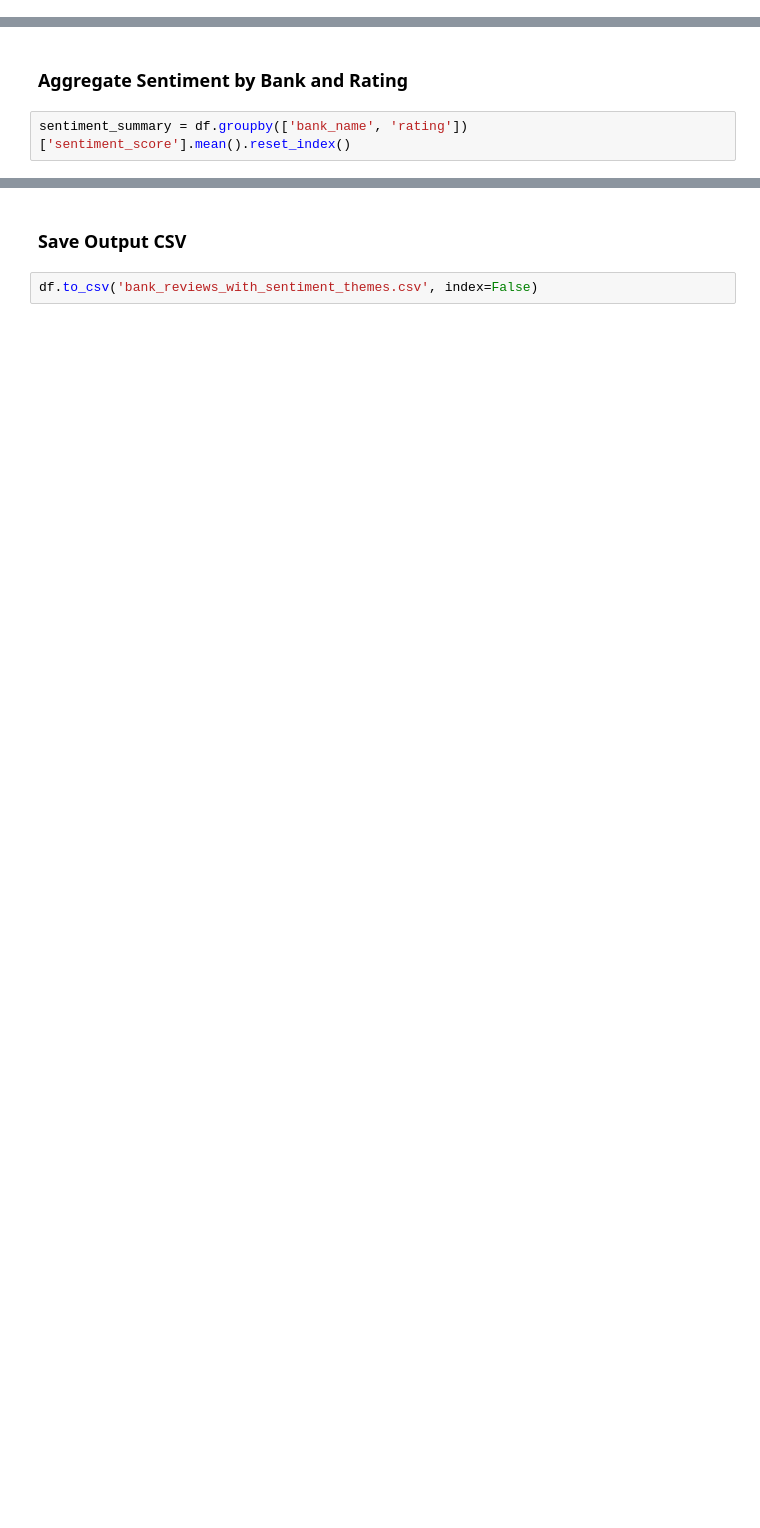
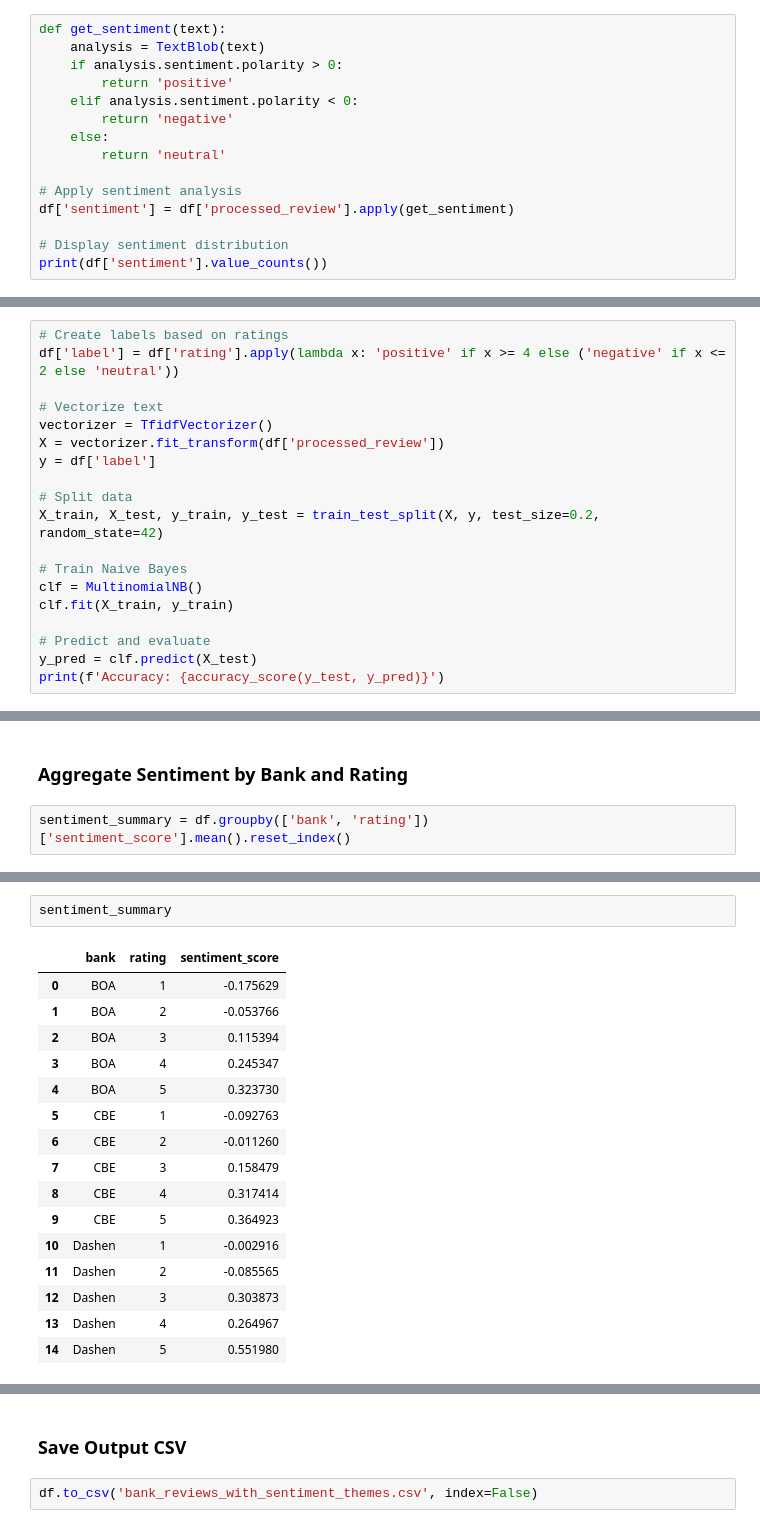
Before and after one commit to SimachewG/AIM_Week2_Customer_Experience_Analytics, a Jupyter notebook: notebook/Sentiment and Thematic Analysis.ipynb, the cells around one changed output, grey strips where cells are left out. Cells and saved outputs as stored; diff of their text form; blank space fills up the shorter version.

Commit message:
Update on Sentiment and Thematic Analysis but still working on amharic to English dictionary

```diff
--- a/notebook/Sentiment and Thematic Analysis.ipynb
+++ b/notebook/Sentiment and Thematic Analysis.ipynb
@@ -210,0 +248,15 @@ NameError: name 'SentimentIntensityAnalyzer' is not defined
+# %%
+def get_sentiment(text):
+    analysis = TextBlob(text)
+    if analysis.sentiment.polarity > 0:
+        return 'positive'
+    elif analysis.sentiment.polarity < 0:
+        return 'negative'
+    else:
+        return 'neutral'
+
+# Apply sentiment analysis
+df['sentiment'] = df['processed_review'].apply(get_sentiment)
+
+# Display sentiment distribution
+print(df['sentiment'].value_counts())
@@ -210,0 +278,19 @@ NameError: name 'SentimentIntensityAnalyzer' is not defined
+# %%
+# Create labels based on ratings
+df['label'] = df['rating'].apply(lambda x: 'positive' if x >= 4 else ('negative' if x <= 2 else 'neutral'))
+
+# Vectorize text
+vectorizer = TfidfVectorizer()
+X = vectorizer.fit_transform(df['processed_review'])
+y = df['label']
+
+# Split data
+X_train, X_test, y_train, y_test = train_test_split(X, y, test_size=0.2, random_state=42)
+
+# Train Naive Bayes
+clf = MultinomialNB()
+clf.fit(X_train, y_train)
+
+# Predict and evaluate
+y_pred = clf.predict(X_test)
+print(f'Accuracy: {accuracy_score(y_test, y_pred)}')
@@ -211,4 +299,4 @@ NameError: name 'SentimentIntensityAnalyzer' is not defined
 # %% [markdown]
 ### Aggregate Sentiment by Bank and Rating
 # %%
-sentiment_summary = df.groupby(['bank_name', 'rating'])['sentiment_score'].mean().reset_index()
+sentiment_summary = df.groupby(['bank', 'rating'])['sentiment_score'].mean().reset_index()
@@ -238,0 +303,19 @@ df['themes'] = df['cleaned_text'].apply(assign_theme)
+# %%
+sentiment_summary
+# %% [output]
+|  | bank | rating | sentiment_score |
+| 0 | BOA | 1 | -0.175629 |
+| 1 | BOA | 2 | -0.053766 |
+| 2 | BOA | 3 | 0.115394 |
+| 3 | BOA | 4 | 0.245347 |
+| 4 | BOA | 5 | 0.323730 |
+| 5 | CBE | 1 | -0.092763 |
+| 6 | CBE | 2 | -0.011260 |
+| 7 | CBE | 3 | 0.158479 |
+| 8 | CBE | 4 | 0.317414 |
+| 9 | CBE | 5 | 0.364923 |
+| 10 | Dashen | 1 | -0.002916 |
+| 11 | Dashen | 2 | -0.085565 |
+| 12 | Dashen | 3 | 0.303873 |
+| 13 | Dashen | 4 | 0.264967 |
+| 14 | Dashen | 5 | 0.551980 |
```
Also changed, not shown: parts of 20 cells of this notebook.
